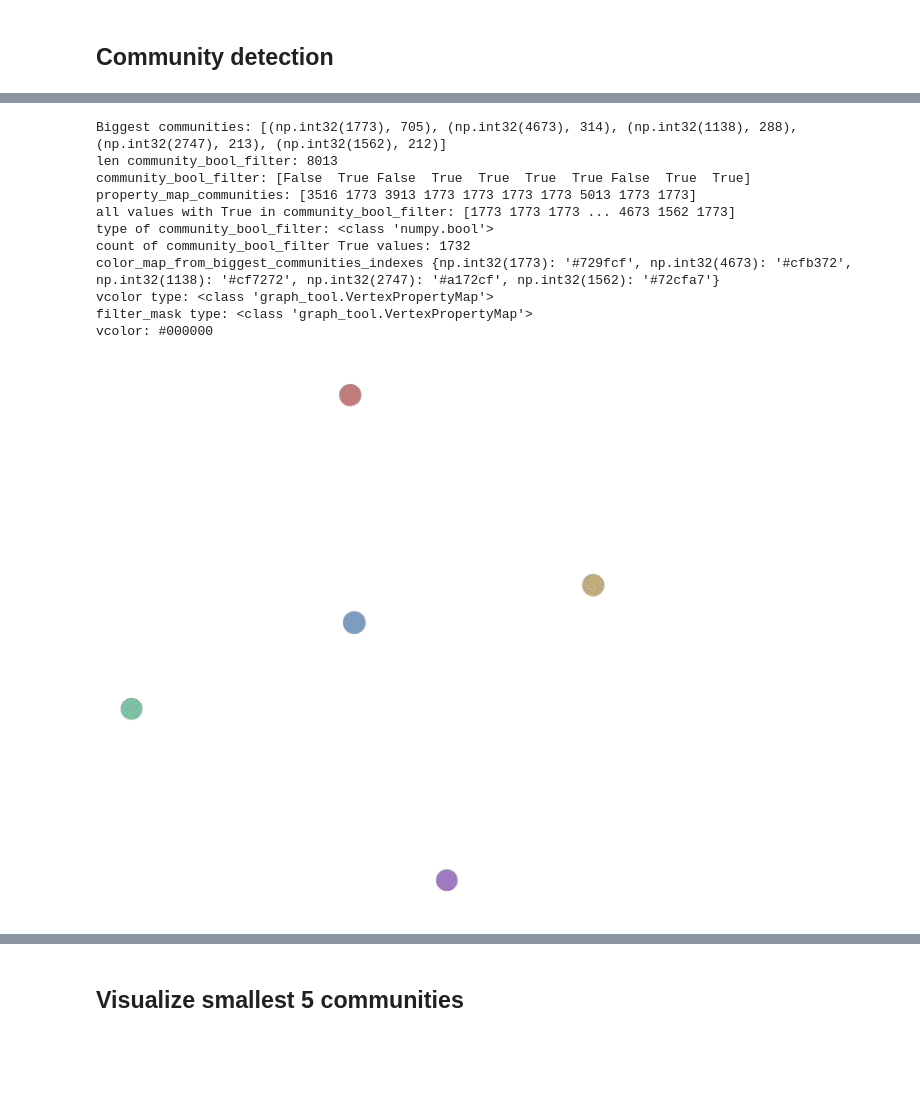
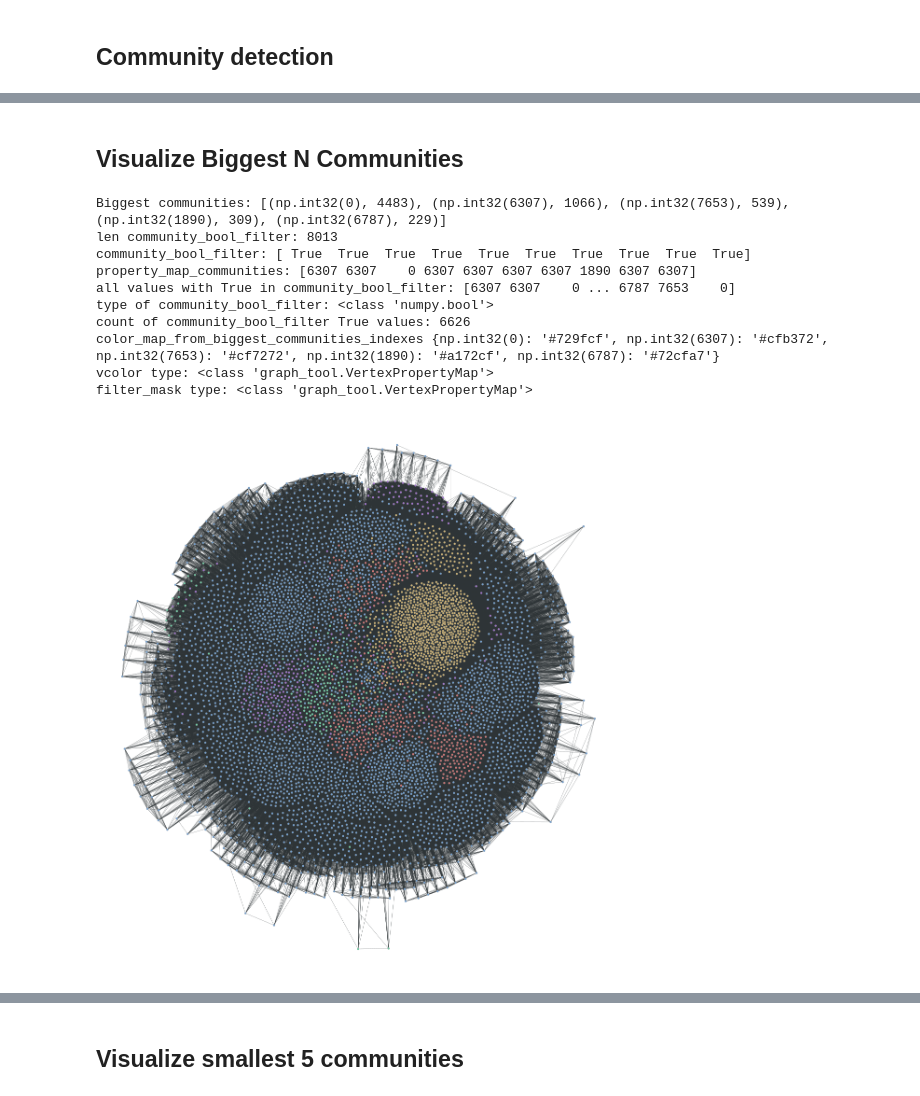
Before and after one commit to dariokueffer/Project-Network-Science-HS24, a Jupyter notebook: analysis_communities.ipynb, the cells around one changed output, grey strips where cells are left out. Saved outputs shown, nothing was run; the diff lists cells and outputs as text; code cells hidden in the pictures; blank space fills up the shorter version.

Commit message:
implemented some more community analyzing stuff. tbd what to keep

```diff
--- a/analysis_communities.ipynb
+++ b/analysis_communities.ipynb
@@ -47,5 +47,5 @@ Number of edges: 4095265
 graph_comm = graphs[0]['graph']
 graph_name = graphs[0]['graph_name']
 
-graph_community_analyzer = GraphCommunityAnalyzerGraphTool(graph_comm, 'outputs/graphs/{}_communities.png'.format(graph_name))
-graph_community_analyzer.calc_minimize_blockmodel_dl()
+graph_community_analyzer = GraphCommunityAnalyzerGraphTool(graph_comm, 'outputs/graphs/{}_communities'.format(graph_name))
+# graph_community_analyzer.calc_minimize_blockmodel_dl(output_plot=False)
@@ -69,16 +76,15 @@ Len of communities: 8013
+# %% [markdown]
+## Visualize Biggest N Communities
 # %%
-# just visualize biggest 5 communities
-
-#find biggest 5 communities in property_map_communities array
-
+biggest_n_communities = 5
 
 communities = Counter(property_map_communities)
-biggest_communities = communities.most_common(5)
+biggest_communities = communities.most_common(biggest_n_communities)
 print(f"Biggest communities: {biggest_communities}")
 
 community_bool_filter = np.where(property_map_communities == biggest_communities[0][0], True, False)
 # community_bool_filter = np.where(property_map_communities == biggest_communities[0][0], True, False)
-for i in range(1, 5):
+for i in range(1, biggest_n_communities):
     community_bool_filter = np.logical_or(community_bool_filter, np.where(property_map_communities == biggest_communities[i][0], True, False))
 print(f"len community_bool_filter: {len(community_bool_filter)}")
 print(f"community_bool_filter: {community_bool_filter[:10]}")
@@ -92,39 +98,39 @@ print(f"count of community_bool_filter True values: {np.count_nonzero(community_
 filter_mask = graph_community_analyzer.graph.new_vertex_property('bool', vals=community_bool_filter)
 
 # graph_community_analyzer.graph.set_vertex_filter(filter_mask)
 
 # color mapping for communities
 color_map = {0: '#729fcf', 1: '#cfb372', 2: '#cf7272', 3: '#a172cf', 4: '#72cfa7'}
-color_map_from_biggest_communities_indexes = {biggest_communities[i][0]: color_map[i] for i in range(5)}
+# color_map = {0: '#729fcf', 1: '#cfb372', 2: '#cf7272', 3: '#a172cf', 4: '#72cfa7', 5: '#cf720f', 6: '#72ca72', 7: '#cf7202', 8: '#72cf72', 9: '#0f720f'}
+color_map_from_biggest_communities_indexes = {biggest_communities[i][0]: color_map[i] for i in range(biggest_n_communities)}
 
 print(f"color_map_from_biggest_communities_indexes {color_map_from_biggest_communities_indexes}")
 
 vcolor = graph_community_analyzer.graph.new_vp("string")
 
 print(f"vcolor type: {type(vcolor)}")
 print(f"filter_mask type: {type(filter_mask)}")
 
 for v in graph_community_analyzer.graph.vertices():
     if graph_community_analyzer.graph.vertex_index[v] in np.where(community_bool_filter)[0]:
         vcolor[v] = color_map_from_biggest_communities_indexes[property_map_communities[graph_community_analyzer.graph.vertex_index[v]]]
 
 # fill all vcolor values with black if not in filter_mask
 for v in graph_community_analyzer.graph.vertices():
     if vcolor[v] == "":
         vcolor[v] = '#000000'
 
 u = GraphView(graph_community_analyzer.graph, vfilt=filter_mask)
 graph_draw(u, vertex_fill_color=vcolor)
 # %% [output]
-Biggest communities: [(np.int32(1773), 705), (np.int32(4673), 314), (np.int32(1138), 288), (np.int32(2747), 213), (np.int32(1562), 212)]
+Biggest communities: [(np.int32(0), 4483), (np.int32(6307), 1066), (np.int32(7653), 539), (np.int32(1890), 309), (np.int32(6787), 229)]
 len community_bool_filter: 8013
-community_bool_filter: [False  True False  True  True  True  True False  True  True]
-property_map_communities: [3516 1773 3913 1773 1773 1773 1773 5013 1773 1773]
-all values with True in community_bool_filter: [1773 1773 1773 ... 4673 1562 1773]
+community_bool_filter: [ True  True  True  True  True  True  True  True  True  True]
+property_map_communities: [6307 6307    0 6307 6307 6307 6307 1890 6307 6307]
+all values with True in community_bool_filter: [6307 6307    0 ... 6787 7653    0]
 type of community_bool_filter: <class 'numpy.bool'>
-count of community_bool_filter True values: 1732
-color_map_from_biggest_communities_indexes {np.int32(1773): '#729fcf', np.int32(4673): '#cfb372', np.int32(1138): '#cf7272', np.int32(2747): '#a172cf', np.int32(1562): '#72cfa7'}
+count of community_bool_filter True values: 6626
+color_map_from_biggest_communities_indexes {np.int32(0): '#729fcf', np.int32(6307): '#cfb372', np.int32(7653): '#cf7272', np.int32(1890): '#a172cf', np.int32(6787): '#72cfa7'}
 vcolor type: <class 'graph_tool.VertexPropertyMap'>
 filter_mask type: <class 'graph_tool.VertexPropertyMap'>
-vcolor: #000000
-[figure, old version]
+[figure, new version]
```
Also changed, not shown: parts of 22 cells of this notebook, 3 other files.
